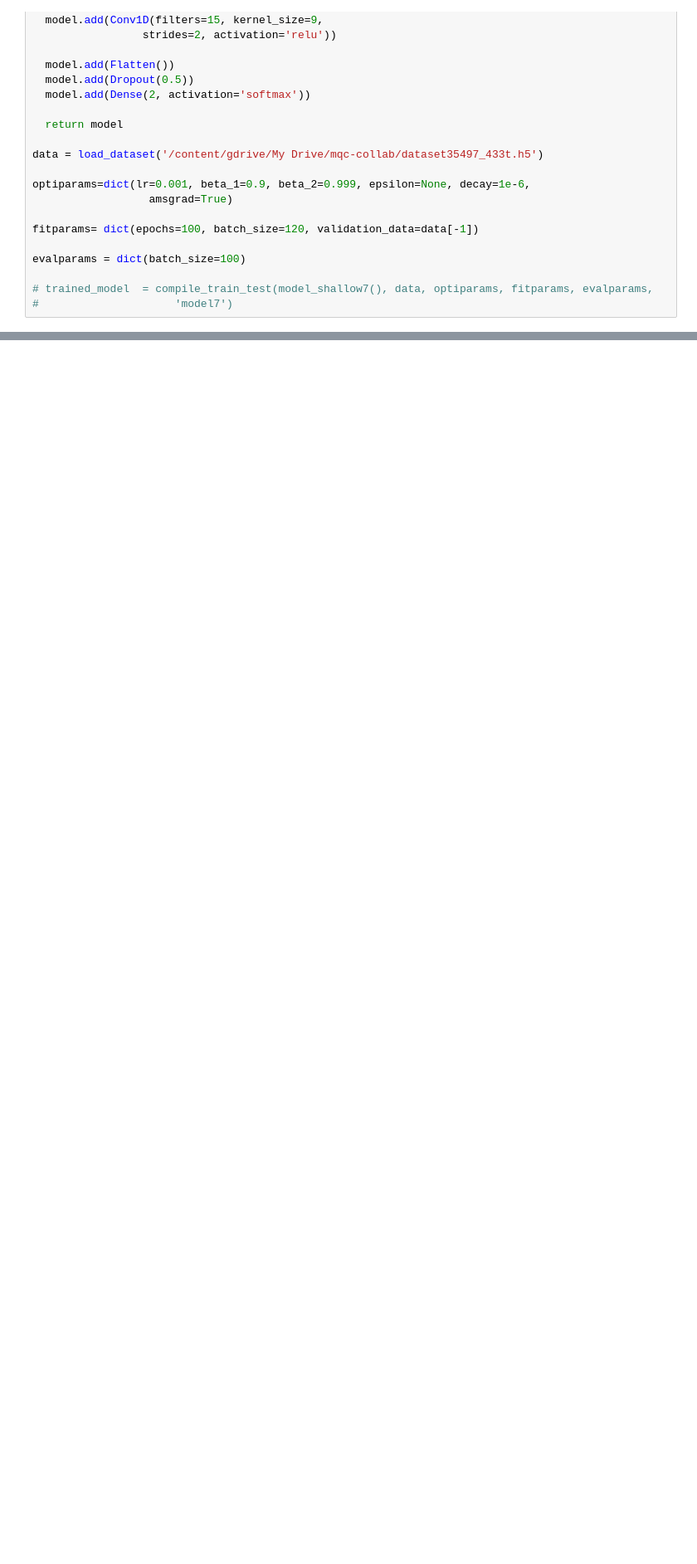
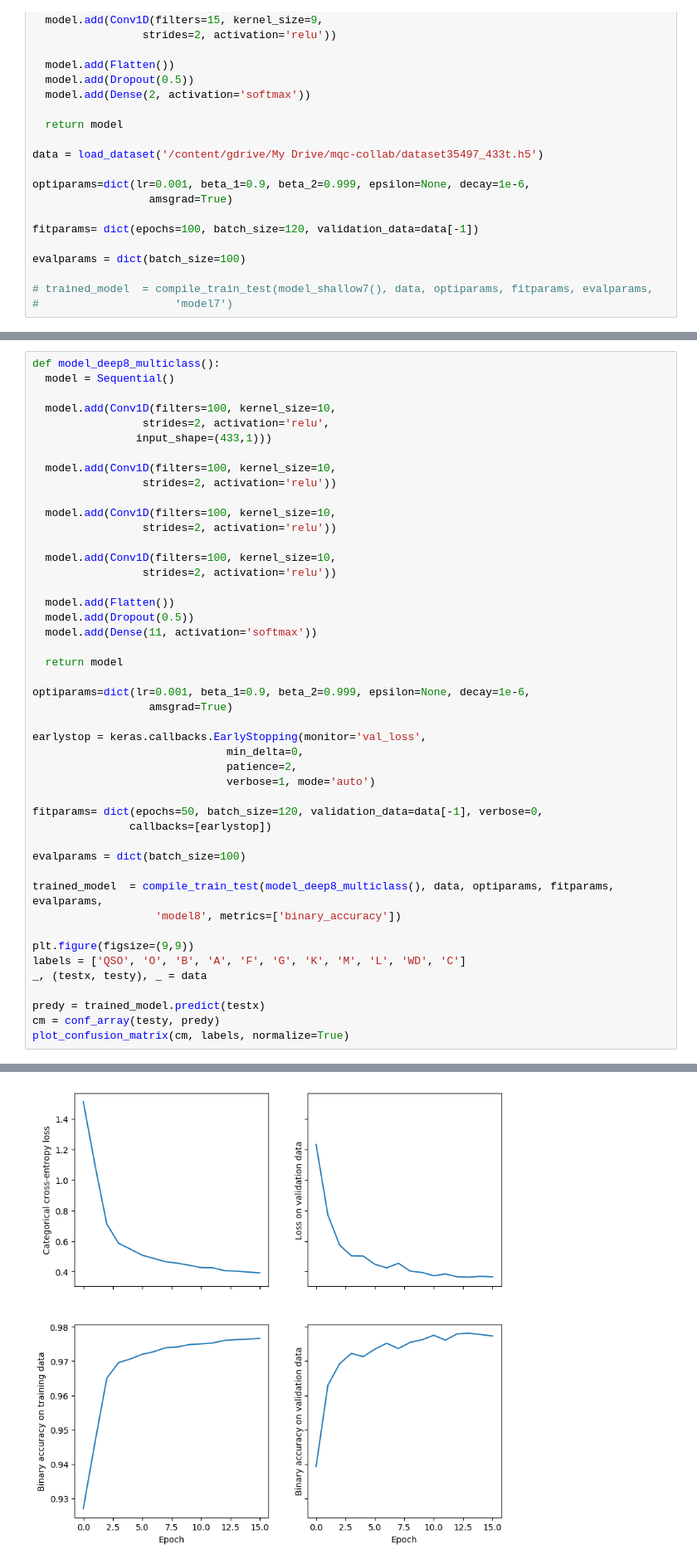
Before and after one commit to ManuelSolimano/mqc-nets, a Jupyter notebook: Colab Notebooks/modelling.ipynb, the cells around one changed output, grey strips where cells are left out. Shown at 83% size. Drawn from its saved outputs; the diff is of its cells as text; blank space fills up the shorter version.

```diff
--- a/Colab Notebooks/modelling.ipynb
+++ b/Colab Notebooks/modelling.ipynb
@@ -807,0 +881,47 @@ metadata
+# %%
+def model_deep8_multiclass():
+  model = Sequential()
+
+  model.add(Conv1D(filters=100, kernel_size=10,
+                 strides=2, activation='relu',
+                input_shape=(433,1)))
+
+  model.add(Conv1D(filters=100, kernel_size=10,
+                 strides=2, activation='relu'))
+
+  model.add(Conv1D(filters=100, kernel_size=10,
+                 strides=2, activation='relu'))
+
+  model.add(Conv1D(filters=100, kernel_size=10,
+                 strides=2, activation='relu'))
+
+  model.add(Flatten())
+  model.add(Dropout(0.5))
+  model.add(Dense(11, activation='softmax'))
+
+  return model
+
+optiparams=dict(lr=0.001, beta_1=0.9, beta_2=0.999, epsilon=None, decay=1e-6,
+                  amsgrad=True)
+
+earlystop = keras.callbacks.EarlyStopping(monitor='val_loss',
+                              min_delta=0,
+                              patience=2,
+                              verbose=1, mode='auto')
+
+fitparams= dict(epochs=50, batch_size=120, validation_data=data[-1], verbose=0,
+               callbacks=[earlystop])
+
+evalparams = dict(batch_size=100)
+
+trained_model  = compile_train_test(model_deep8_multiclass(), data, optiparams, fitparams, evalparams,
+                   'model8', metrics=['binary_accuracy'])
+
+plt.figure(figsize=(9,9))
+labels = ['QSO', 'O', 'B', 'A', 'F', 'G', 'K', 'M', 'L', 'WD', 'C']
+_, (testx, testy), _ = data
+
+predy = trained_model.predict(testx)
+cm = conf_array(testy, predy)
+plot_confusion_matrix(cm, labels, normalize=True)
+# %% [output]
@@ -807,0 +945 @@ metadata
+[figure, added]
```
Also changed, not shown: parts of 13 cells of this notebook, 7 other files.
